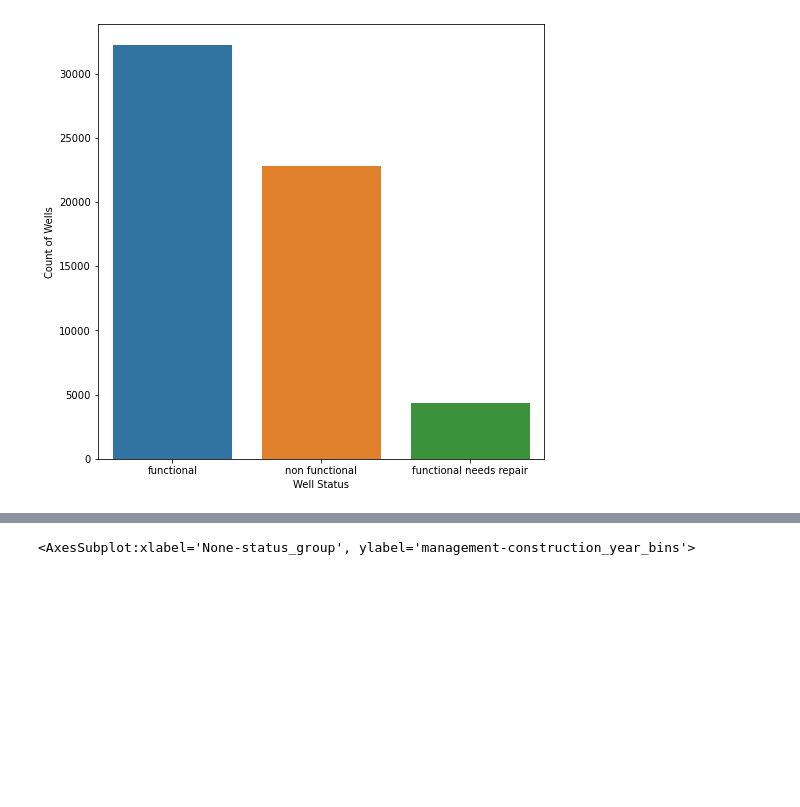
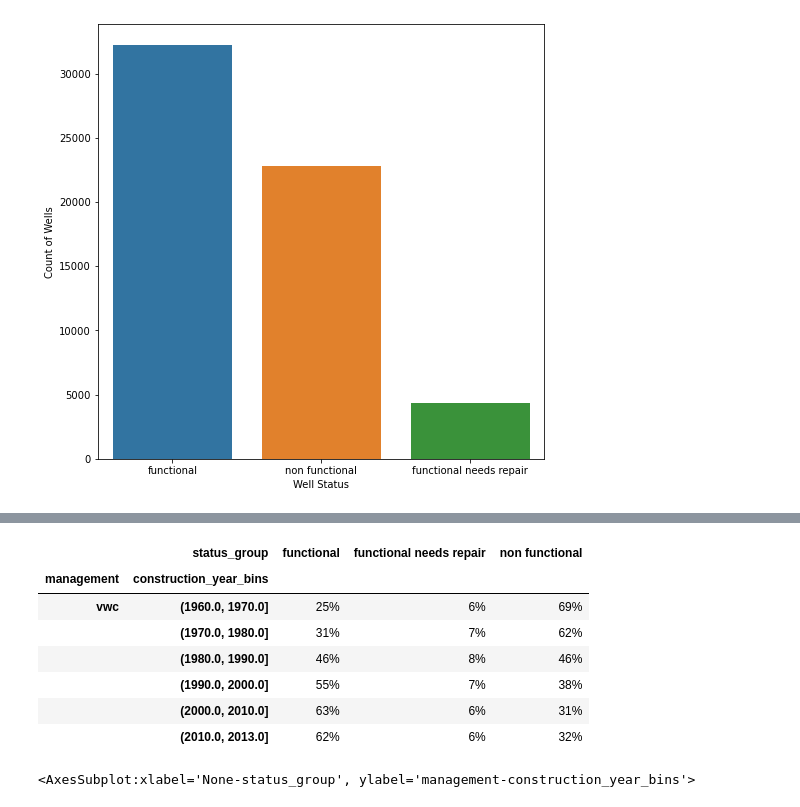
Before and after one commit to OlgertHasko/Tanzanian-Water-Wells, a Jupyter notebook: Madoria's Journal.ipynb, the cells around one changed output, grey strips where cells are left out. Saved outputs shown, nothing was run; the diff lists cells and outputs as text; code cells hidden in the pictures; blank space fills up the shorter version.

```diff
--- a/Madoria's Journal.ipynb
+++ b/Madoria's Journal.ipynb
@@ -256,6 +278,18 @@ pivoted_df.loc[['vwc'], :]
 |  | (1990.0, 2000.0] | 3279.0 | 404.0 | 2302.0 |
 |  | (2000.0, 2010.0] | 6332.0 | 585.0 | 3089.0 |
 |  | (2010.0, 2013.0] | 856.0 | 87.0 | 441.0 |
+# %%
+pd.crosstab([train_clean.management, train_clean.construction_year_bins], columns=train_clean.status_group\
+    , normalize='index').loc[['vwc'], :].applymap(lambda x: "{0:.0f}%".format(100*x))
+# %% [output]
+|  | status_group | functional | functional needs repair | non functional |
+| management | construction_year_bins |  |  |  |
+| vwc | (1960.0, 1970.0] | 25% | 6% | 69% |
+|  | (1970.0, 1980.0] | 31% | 7% | 62% |
+|  | (1980.0, 1990.0] | 46% | 8% | 46% |
+|  | (1990.0, 2000.0] | 55% | 7% | 38% |
+|  | (2000.0, 2010.0] | 63% | 6% | 31% |
+|  | (2010.0, 2013.0] | 62% | 6% | 32% |
 # %%
 sns.heatmap(pivoted_df.loc[['vwc'], :], xticklabels= ['functional', 'needs repair', 'non-functional'], cmap='YlGnBu')
 # %% [output]
```
Also changed, not shown: parts of 5 cells of this notebook.
